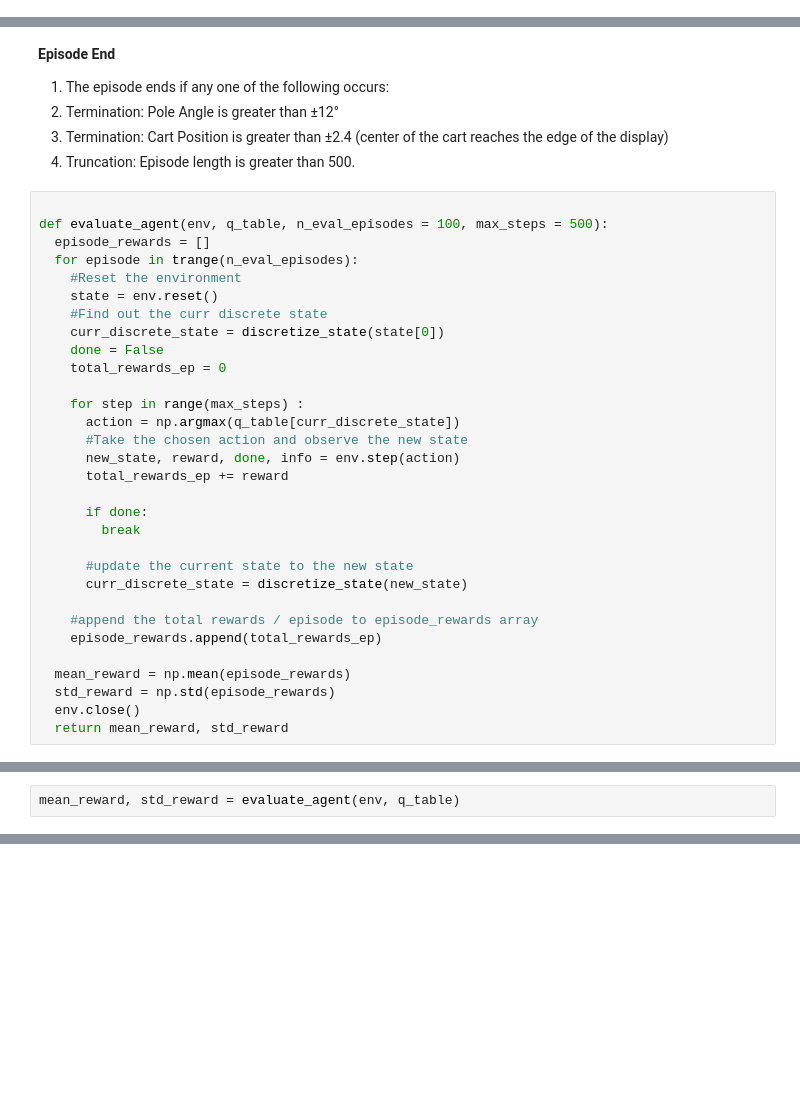
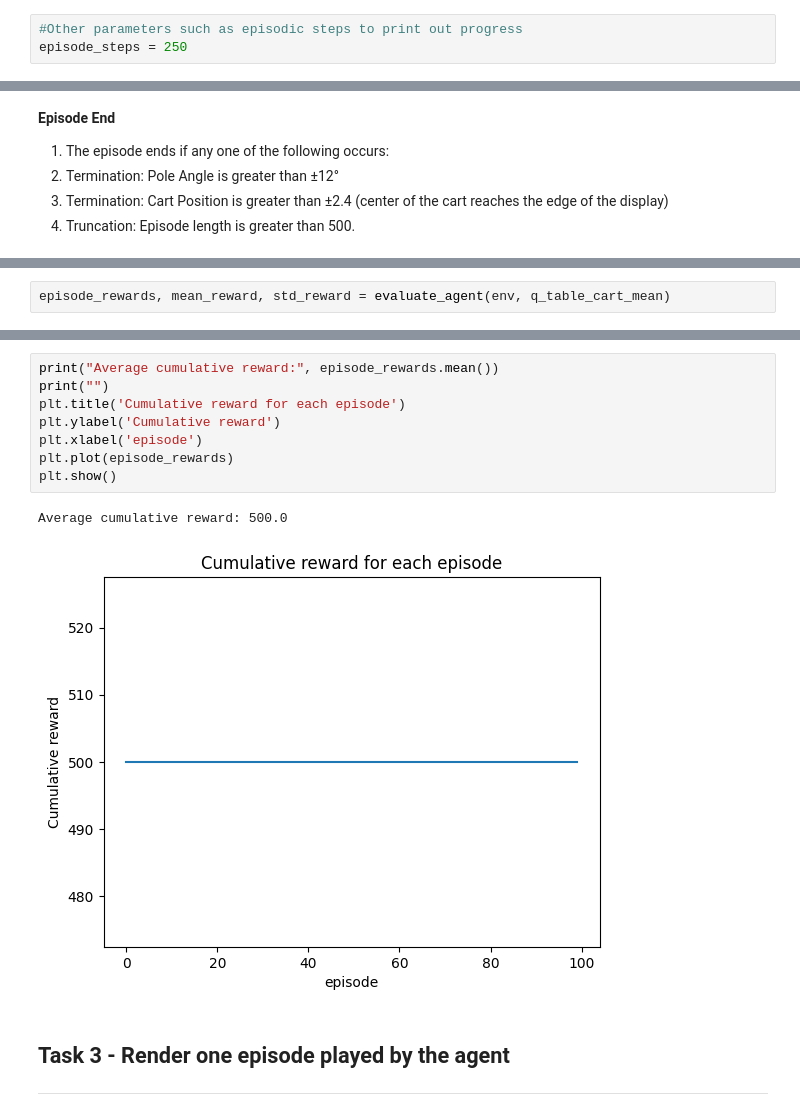
Before and after one commit to isaacchunn/cartpole-balancing, a Jupyter notebook: cartpole_balancing.ipynb, the cells around one changed output, grey strips where cells are left out. Cells and saved outputs as stored; diff of their text form; blank space fills up the shorter version.

```diff
--- a/cartpole_balancing.ipynb
+++ b/cartpole_balancing.ipynb
@@ -249,0 +159,3 @@ show_video()
+# %%
+#Other parameters such as episodic steps to print out progress
+episode_steps = 250
@@ -253,34 +436,3 @@ show_video()
 2. Termination: Pole Angle is greater than ±12°
 3. Termination: Cart Position is greater than ±2.4 (center of the cart reaches the edge of the display)
 4. Truncation: Episode length is greater than 500.
-# %%
-
-def evaluate_agent(env, q_table, n_eval_episodes = 100, max_steps = 500):
-  episode_rewards = []
-  for episode in trange(n_eval_episodes):
-    #Reset the environment
-    state = env.reset()
-    #Find out the curr discrete state
-    curr_discrete_state = discretize_state(state[0])
-    done = False
-    total_rewards_ep = 0
-
-    for step in range(max_steps) :
-      action = np.argmax(q_table[curr_discrete_state])
-      #Take the chosen action and observe the new state
-      new_state, reward, done, info = env.step(action)
-      total_rewards_ep += reward
-
-      if done:
-        break
-
-      #update the current state to the new state
-      curr_discrete_state = discretize_state(new_state)
-
-    #append the total rewards / episode to episode_rewards array
-    episode_rewards.append(total_rewards_ep)
-
-  mean_reward = np.mean(episode_rewards)
-  std_reward = np.std(episode_rewards)
-  env.close()
-  return mean_reward, std_reward
@@ -287,2 +489,2 @@ def evaluate_agent(env, q_table, n_eval_episodes = 100, max_steps = 500):
 # %%
-mean_reward, std_reward = evaluate_agent(env, q_table)
+episode_rewards, mean_reward, std_reward = evaluate_agent(env, q_table_cart_mean)
@@ -369,0 +497,14 @@ print(episode_reward)
+# %%
+print("Average cumulative reward:", episode_rewards.mean())
+print("")
+plt.title('Cumulative reward for each episode')
+plt.ylabel('Cumulative reward')
+plt.xlabel('episode')
+plt.plot(episode_rewards)
+plt.show()
+# %% [output]
+Average cumulative reward: 500.0
+[figure, added]
+# %% [markdown]
+## Task 3 - Render one episode played by the agent
+---
```
Also changed, not shown: parts of 59 cells of this notebook, 1 other file.
